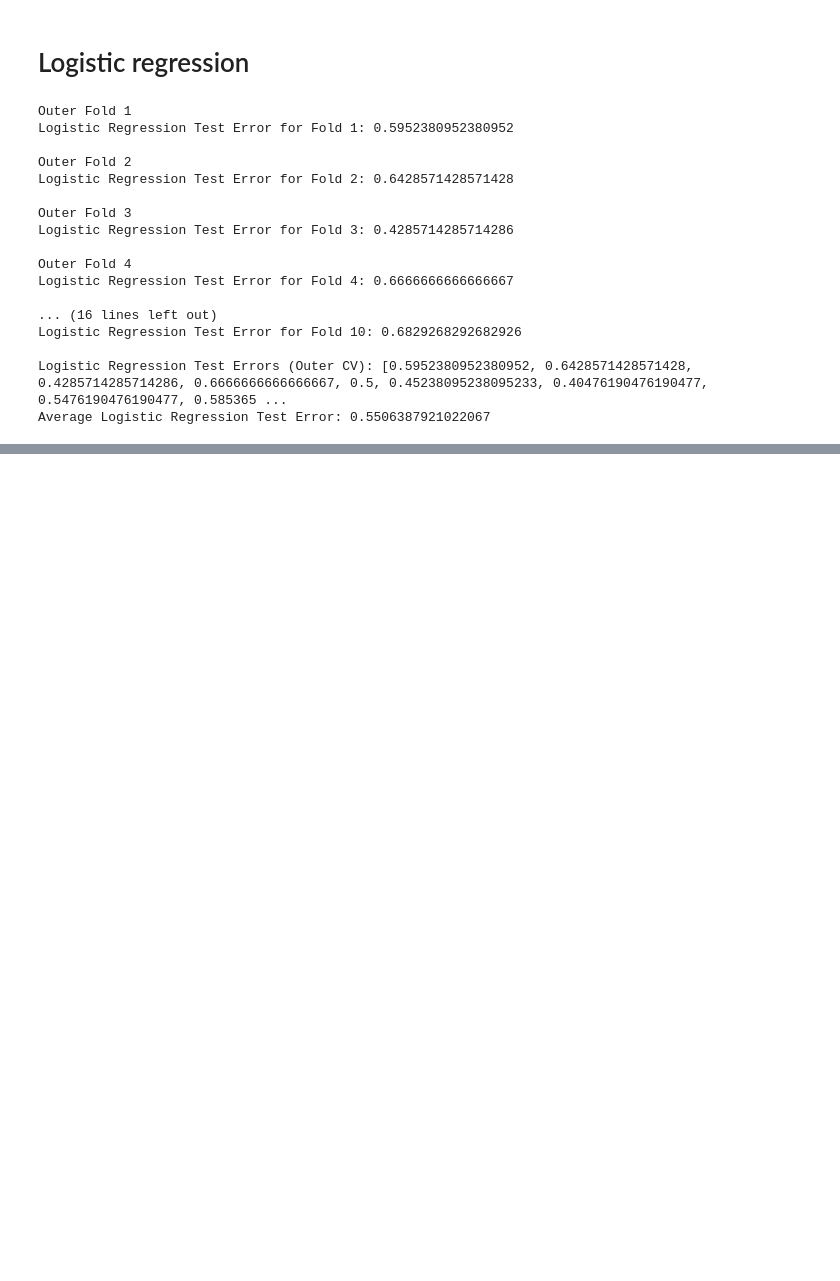
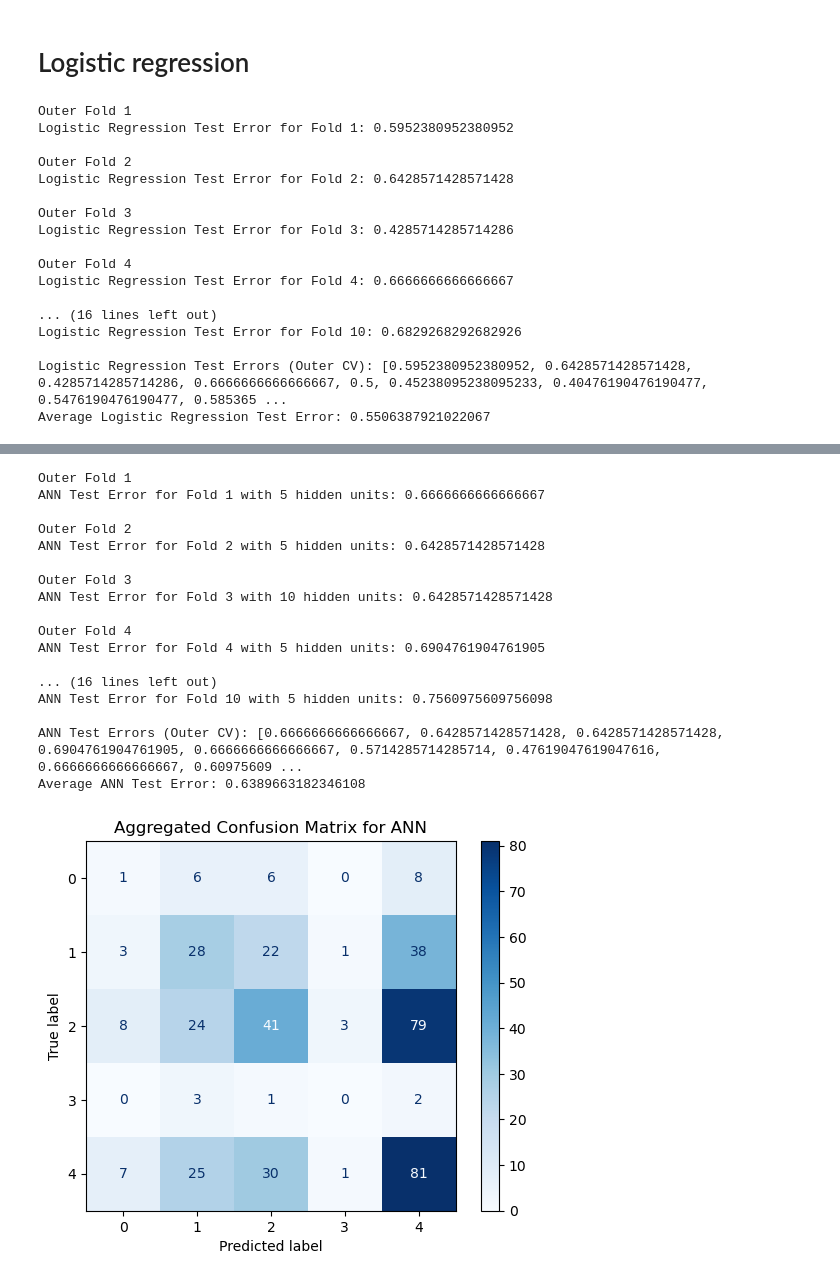
Before and after one commit to OBaldris/IntroML-Project, a Jupyter notebook: classification.ipynb, the cells around one changed output, grey strips where cells are left out. Cells and saved outputs as stored; diff of their text form; code cells hidden in the pictures; blank space fills up the shorter version.

```diff
--- a/classification.ipynb
+++ b/classification.ipynb
@@ -254,0 +257,79 @@ Average Logistic Regression Test Error: 0.5506387921022067
+# %%
+from sklearn.neural_network import MLPClassifier
+from sklearn.model_selection import StratifiedKFold, cross_val_score
+from sklearn.metrics import accuracy_score, confusion_matrix, ConfusionMatrixDisplay
+import numpy as np
+
+# Initialize outer cross-validation
+K1 = 10
+outer_cv = StratifiedKFold(n_splits=K1, shuffle=True, random_state=42)
+
+# Arrays to store test errors and true/predicted labels for confusion matrix
+ann_test_errors = []
+all_y_true = []
+all_y_pred = []
+
+# Outer loop with fold tracking
+fold_number = 1
+for train_index, test_index in outer_cv.split(X, y):
+    print(f"Outer Fold {fold_number}")
+
+    X_train_outer, X_test_outer = X[train_index], X[test_index]
+    y_train_outer, y_test_outer = y[train_index], y[test_index]
+
+    # Inner loop cross-validation for ANN parameter tuning
+    inner_cv = StratifiedKFold(n_splits=5, shuffle=True, random_state=42)
+    best_score = -np.inf
+    best_hidden_units = None
+    for hidden_units in [5, 10, 20, 30]:  # Complexity-controlling parameter (hidden units)
+        ann = MLPClassifier(hidden_layer_sizes=(hidden_units,), max_iter=1000, random_state=42)
+        scores = cross_val_score(ann, X_train_outer, y_train_outer, cv=inner_cv, scoring='accuracy')
+        if scores.mean() > best_score:
+            best_score = scores.mean()
+            best_hidden_units = hidden_units
+
+    # Train ANN with the best hidden unit size on the outer training set
+    ann = MLPClassifier(hidden_layer_sizes=(best_hidden_units,), max_iter=1000, random_state=42)
+    ann.fit(X_train_outer, y_train_outer)
+    y_pred_ann = ann.predict(X_test_outer)
+
+    # Append predictions and true labels for this fold
+    all_y_true.extend(y_test_outer)
+    all_y_pred.extend(y_pred_ann)
+
+    # Calculate and store test error for this fold
+    ann_test_error = 1 - accuracy_score(y_test_outer, y_pred_ann)
+    ann_test_errors.append(ann_test_error)
+
+    print(f"ANN Test Error for Fold {fold_number} with {best_hidden_units} hidden units: {ann_test_error}\n")
+    fold_number += 1
+
+# Display average test errors for ANN
+print("ANN Test Errors (Outer CV):", ann_test_errors)
+print("Average ANN Test Error:", np.mean(ann_test_errors))
+
+# Generate and display the aggregated confusion matrix
+cm = confusion_matrix(all_y_true, all_y_pred)
+disp = ConfusionMatrixDisplay(confusion_matrix=cm, display_labels=ann.classes_)
+disp.plot(cmap=plt.cm.Blues)
+plt.title("Aggregated Confusion Matrix for ANN")
+plt.show()
+# %% [output]
+Outer Fold 1
+ANN Test Error for Fold 1 with 5 hidden units: 0.6666666666666667
+
+Outer Fold 2
+ANN Test Error for Fold 2 with 5 hidden units: 0.6428571428571428
+
+Outer Fold 3
+ANN Test Error for Fold 3 with 10 hidden units: 0.6428571428571428
+
+Outer Fold 4
+ANN Test Error for Fold 4 with 5 hidden units: 0.6904761904761905
+
+... (16 lines left out)
+ANN Test Error for Fold 10 with 5 hidden units: 0.7560975609756098
+
+ANN Test Errors (Outer CV): [0.6666666666666667, 0.6428571428571428, 0.6428571428571428, 0.6904761904761905, 0.6666666666666667, 0.5714285714285714, 0.47619047619047616, 0.6666666666666667, 0.60975609 ...
+Average ANN Test Error: 0.6389663182346108
+[figure, added]
```
Also changed, not shown: parts of 1 cell of this notebook.
